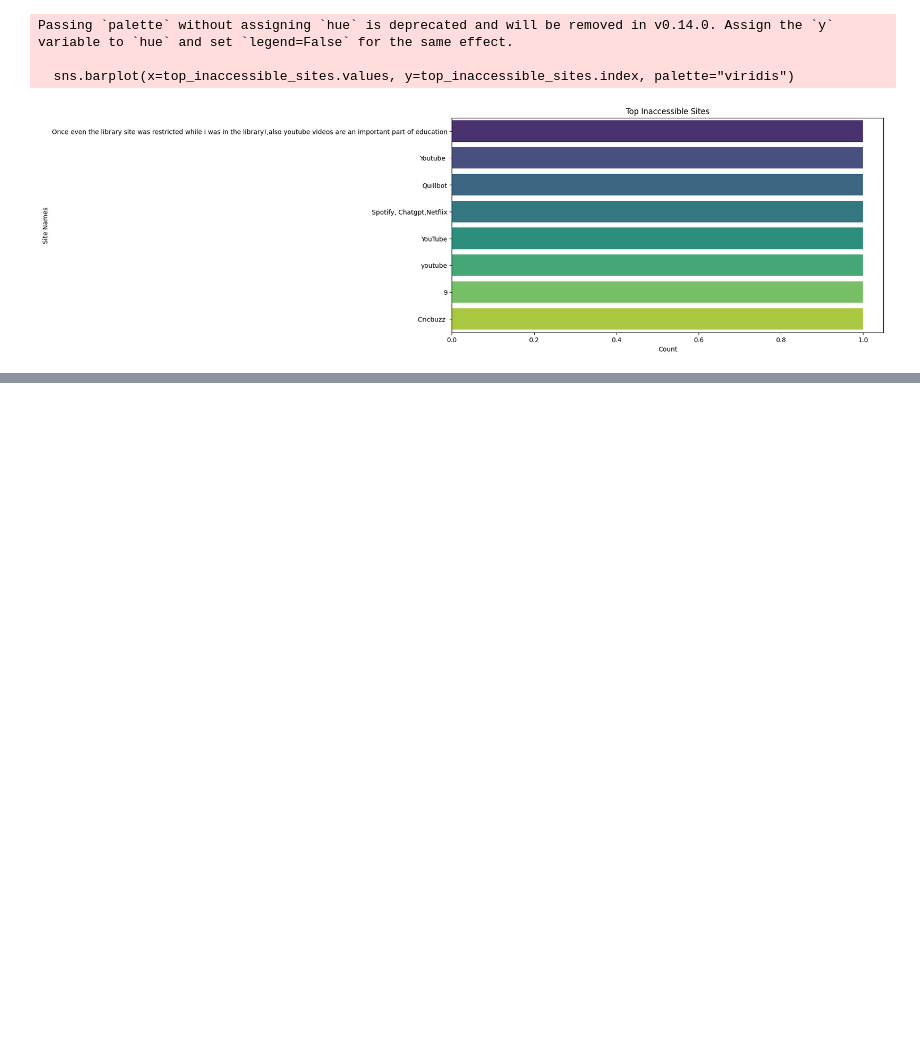
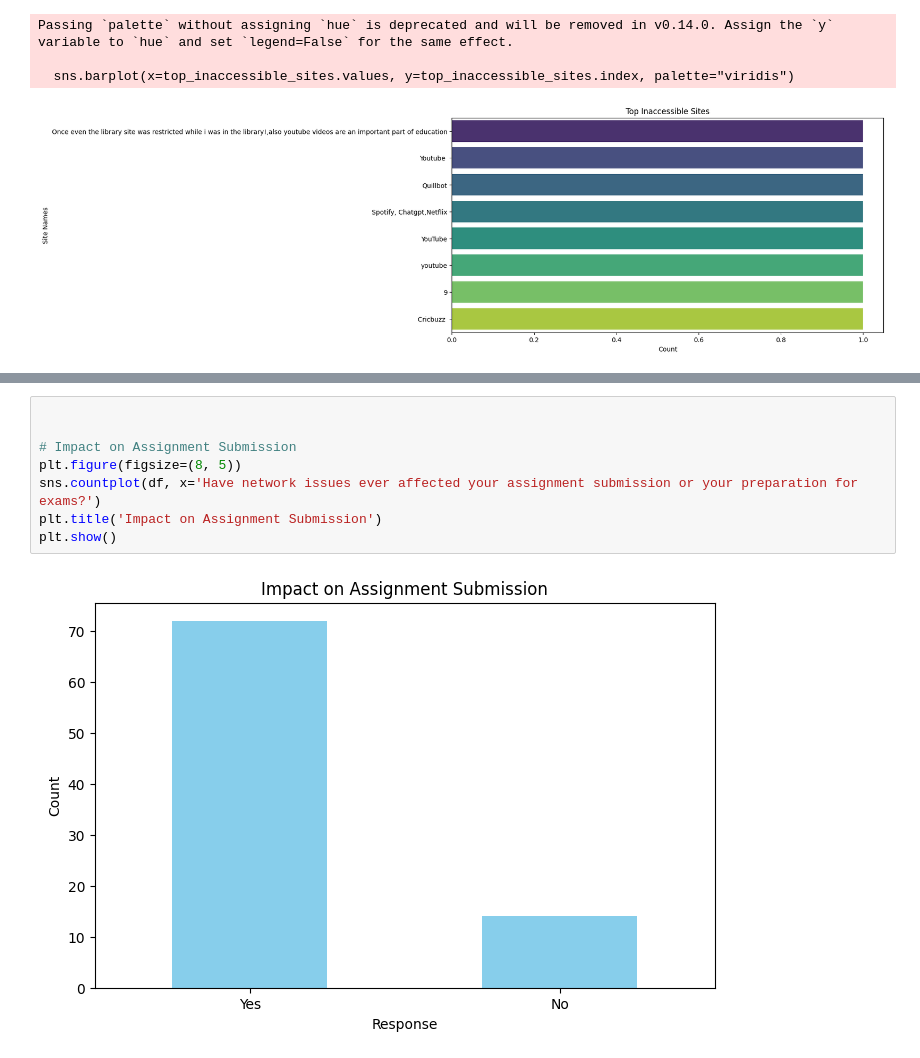
Before and after one commit to falak105/MSCDS-B, a Jupyter notebook: CAC2/CAC2.ipynb, the cells around one changed output, grey strips where cells are left out. Saved outputs shown, nothing was run; the diff lists cells and outputs as text; blank space fills up the shorter version.

```diff
--- a/CAC2/CAC2.ipynb
+++ b/CAC2/CAC2.ipynb
@@ -106,0 +115,10 @@ KeyError: 'Were you able to access all required educational content using Colleg
+# %%
+
+
+# Impact on Assignment Submission
+plt.figure(figsize=(8, 5))
+sns.countplot(df, x='Have network issues ever affected your assignment submission or your preparation for exams?')
+plt.title('Impact on Assignment Submission')
+plt.show()
+# %% [output]
+[figure, added]
```
Also changed, not shown: parts of 4 cells of this notebook.
